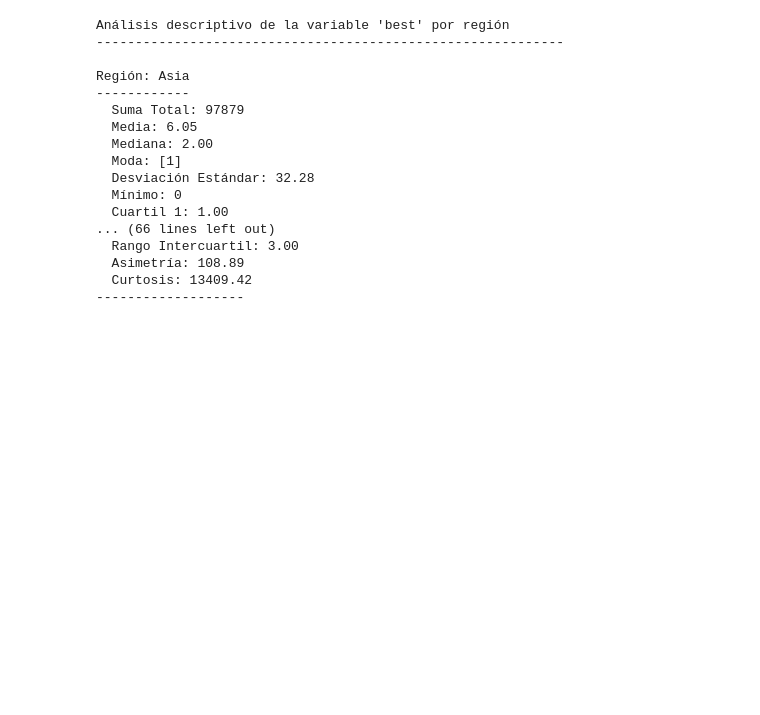
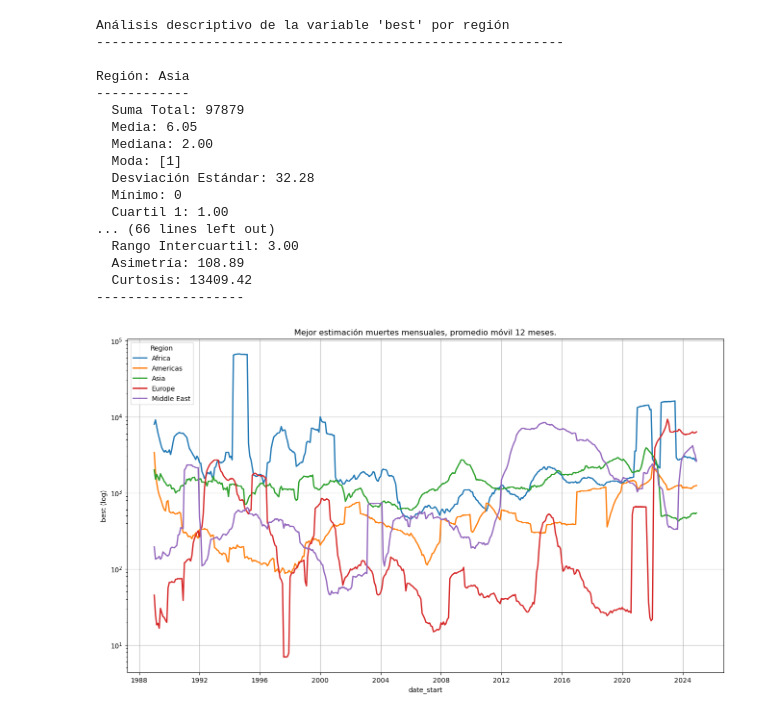
Before and after one commit to X57FI8W9S/TP1_EDA_GEDEvent, a Jupyter notebook: notebooks/TP1_EDA_GEDEvent.ipynb, the cells around one changed output. Drawn from its saved outputs; the diff is of its cells as text; code cells hidden in the pictures; blank space fills up the shorter version.

```diff
--- a/notebooks/TP1_EDA_GEDEvent.ipynb
+++ b/notebooks/TP1_EDA_GEDEvent.ipynb
@@ -360,3 +360,24 @@ Región: Asia
   Asimetría: 108.89
   Curtosis: 13409.42
 -------------------
+# %%
+# Calcular muertes mensuales por región
+# Agrupar por región y resamplear por mes, sumando las muertes
+muertes_mensuales_por_region = GEDEvent.groupby('region').resample('M', on='date_start')['best'].sum().reset_index()
+muertes_mensuales_por_region['date_start'] = muertes_mensuales_por_region['date_start'].dt.to_period('M').dt.to_timestamp()
+
+# Promedio móvil 12 meses
+muertes_mensuales_por_region['smoothed_best'] = muertes_mensuales_por_region.groupby('region')['best'].transform(lambda x: x.rolling(window=12, min_periods=1).mean())
+
+plt.figure(figsize=(16, 9))
+sns.lineplot(data=muertes_mensuales_por_region, x='date_start', y='smoothed_best', hue='region', linewidth=2)
+
+
+plt.title('Mejor estimación muertes mensuales, promedio móvil 12 meses.')
+plt.ylabel('best (log)')
+plt.yscale('log')
+plt.legend(title='Region')
+plt.grid(True)
+plt.show()
+# %% [output]
+[figure, added]
```
